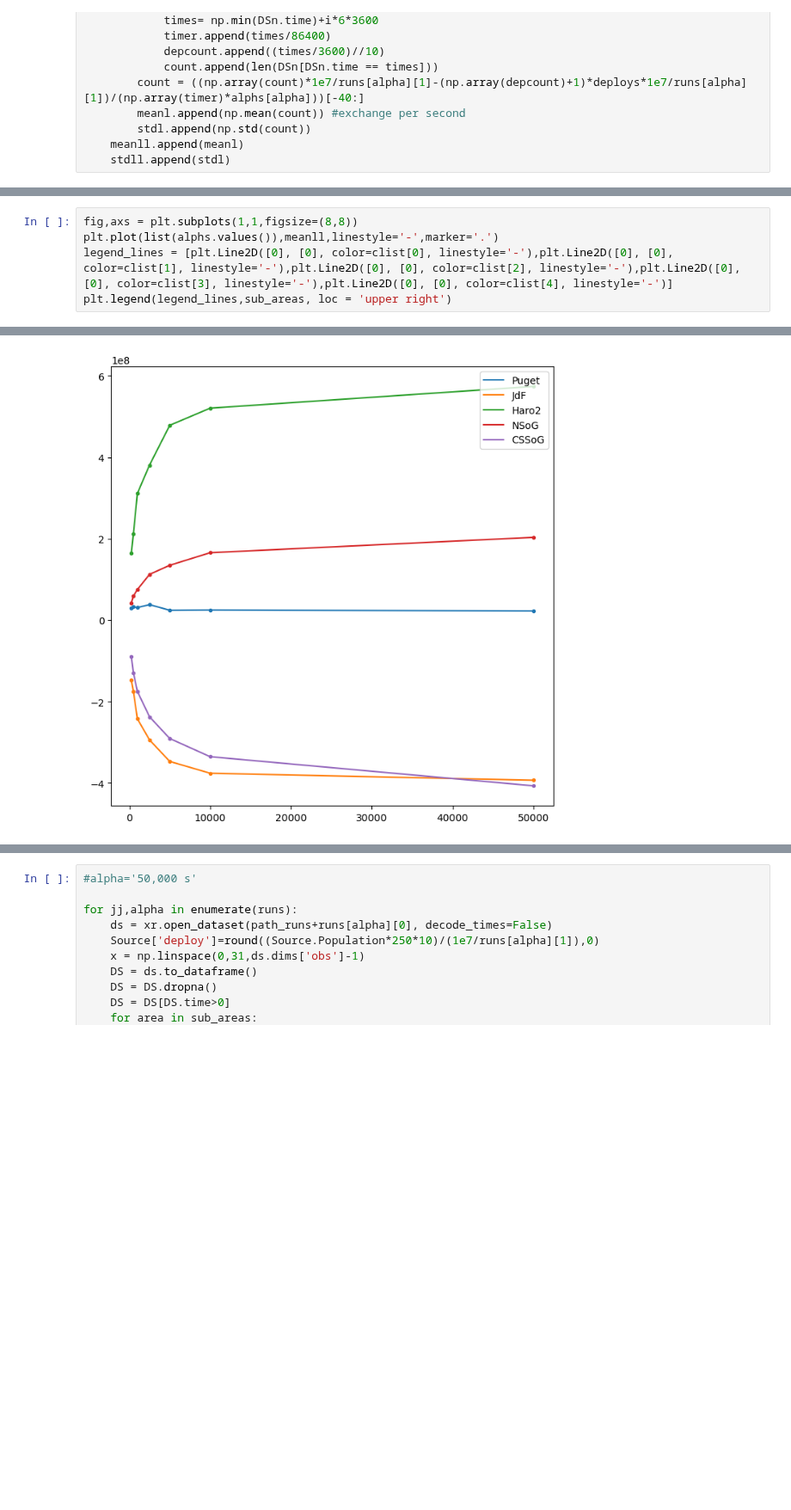
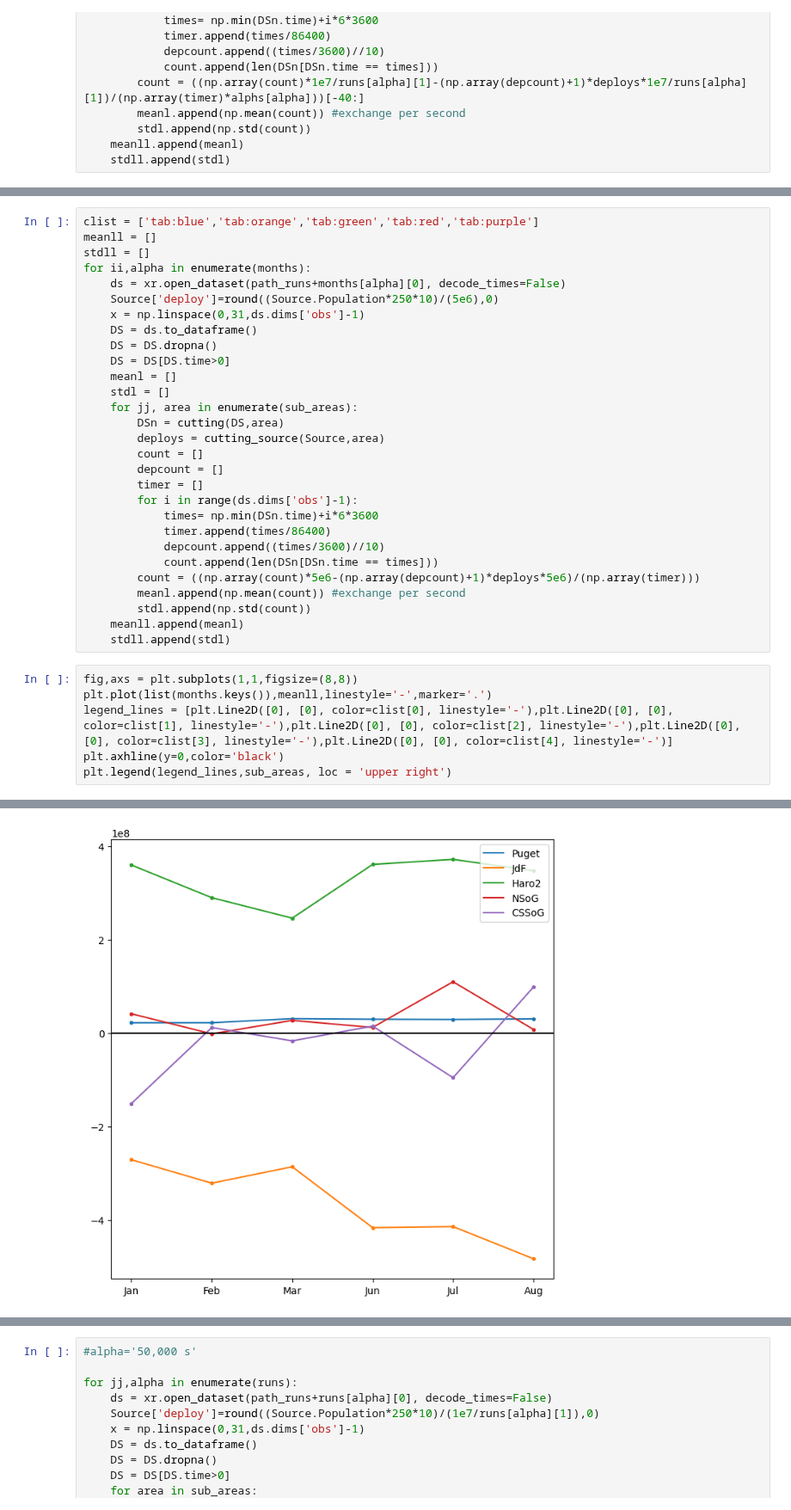
Before and after one commit to SalishSeaCast/analysis-jose, a Jupyter notebook: notebooks/Outfall_finalResults/regions_budget.ipynb, the cells around one changed output, grey strips where cells are left out. Shown at 86% size. Saved outputs shown, nothing was run; the diff lists cells and outputs as text; blank space fills up the shorter version.

Commit message:
wip: exchange flow admiralty

```diff
--- a/notebooks/Outfall_finalResults/regions_budget.ipynb
+++ b/notebooks/Outfall_finalResults/regions_budget.ipynb
@@ -229,8 +228,38 @@ plt.legend(legend_lines,sub_areas, loc = 'upper right')
+# %%
+clist = ['tab:blue','tab:orange','tab:green','tab:red','tab:purple']
+meanll = []
+stdll = []
+for ii,alpha in enumerate(months):
+    ds = xr.open_dataset(path_runs+months[alpha][0], decode_times=False)
+    Source['deploy']=round((Source.Population*250*10)/(5e6),0)
+    x = np.linspace(0,31,ds.dims['obs']-1)
+    DS = ds.to_dataframe()
+    DS = DS.dropna()
+    DS = DS[DS.time>0]
+    meanl = []
+    stdl = []
+    for jj, area in enumerate(sub_areas):
+        DSn = cutting(DS,area)
+        deploys = cutting_source(Source,area)
+        count = []
+        depcount = []
+        timer = []
+        for i in range(ds.dims['obs']-1):
+            times= np.min(DSn.time)+i*6*3600
+            timer.append(times/86400)
+            depcount.append((times/3600)//10)
+            count.append(len(DSn[DSn.time == times]))
+        count = ((np.array(count)*5e6-(np.array(depcount)+1)*deploys*5e6)/(np.array(timer)))
+        meanl.append(np.mean(count)) #exchange per second
+        stdl.append(np.std(count))
+    meanll.append(meanl)
+    stdll.append(stdl)
 # %%
 fig,axs = plt.subplots(1,1,figsize=(8,8))
-plt.plot(list(alphs.values()),meanll,linestyle='-',marker='.')
+plt.plot(list(months.keys()),meanll,linestyle='-',marker='.')
 legend_lines = [plt.Line2D([0], [0], color=clist[0], linestyle='-'),plt.Line2D([0], [0], color=clist[1], linestyle='-'),plt.Line2D([0], [0], color=clist[2], linestyle='-'),plt.Line2D([0], [0], color=clist[3], linestyle='-'),plt.Line2D([0], [0], color=clist[4], linestyle='-')]
+plt.axhline(y=0,color='black')
 plt.legend(legend_lines,sub_areas, loc = 'upper right')
 # %% [output]
 <matplotlib.legend.Legend at 0x...>
-[figure, old version]
+[figure, new version]
```
Also changed, not shown: parts of 10 cells of this notebook.
